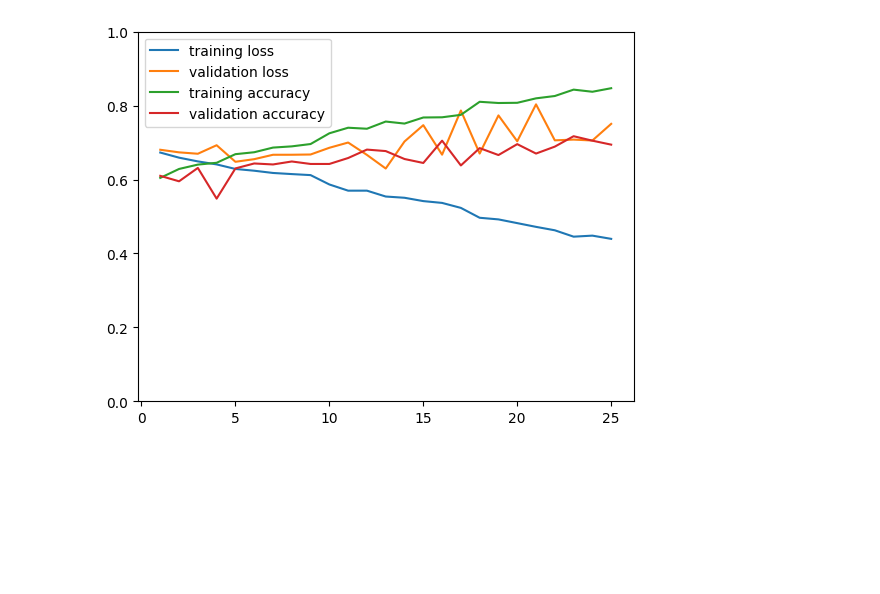
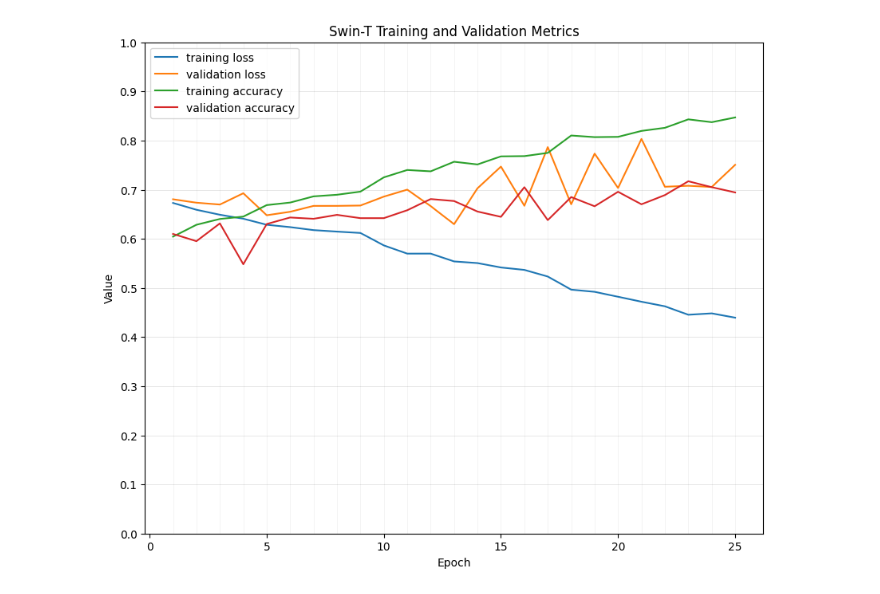
Before and after one commit to MartMonster/AlphaTreeLVQ, a Jupyter notebook: plotcsv.ipynb, the cells around one changed output. Saved outputs shown, nothing was run; the diff lists cells and outputs as text; code cells hidden in the pictures; blank space fills up the shorter version.

```diff
--- a/plotcsv.ipynb
+++ b/plotcsv.ipynb
@@ -14,9 +25,19 @@ plt.legend(); plt.show()
 # %%
 log = pd.read_csv("training_log_mobilenet_v3_large.csv")
+plt.figure(figsize=(10,8))
+plt.gca().yaxis.set_major_locator(MultipleLocator(0.1))
+ax = plt.gca()
+for e in sorted(log.epoch.unique()):
+    ax.axvline(e, color='gray', linestyle='solid', linewidth=0.6, alpha=0.1)
+    for y in ax.yaxis.get_majorticklocs():
+        ax.axhline(y, color='gray', linestyle='solid', linewidth=0.6, alpha=0.005)
 plt.plot(log[log.phase=="train"].epoch, log[log.phase=="train"].loss, label="training loss")
 plt.plot(log[log.phase=="val"].epoch, log[log.phase=="val"].loss, label="validation loss")
 plt.plot(log[log.phase=="train"].epoch, log[log.phase=="train"].accuracy, label="training accuracy")
 plt.plot(log[log.phase=="val"].epoch, log[log.phase=="val"].accuracy, label="validation accuracy")
 plt.ylim(0,1)
+plt.title("MobileNet V3 Large Training and Validation Metrics")
+plt.xlabel("Epoch")
+plt.ylabel("Value")
 plt.legend(); plt.show()
 # %% [output]
@@ -24,9 +45,19 @@ plt.legend(); plt.show()
 # %%
 log = pd.read_csv("training_log_inceptionv3.csv")
+plt.figure(figsize=(10,8))
+plt.gca().yaxis.set_major_locator(MultipleLocator(0.1))
+ax = plt.gca()
+for e in sorted(log.epoch.unique()):
+    ax.axvline(e, color='gray', linestyle='solid', linewidth=0.6, alpha=0.1)
+    for y in ax.yaxis.get_majorticklocs():
+        ax.axhline(y, color='gray', linestyle='solid', linewidth=0.6, alpha=0.005)
 plt.plot(log[log.phase=="train"].epoch, log[log.phase=="train"].loss, label="training loss")
 plt.plot(log[log.phase=="val"].epoch, log[log.phase=="val"].loss, label="validation loss")
 plt.plot(log[log.phase=="train"].epoch, log[log.phase=="train"].accuracy, label="training accuracy")
 plt.plot(log[log.phase=="val"].epoch, log[log.phase=="val"].accuracy, label="validation accuracy")
 plt.ylim(0,1)
+plt.title("InceptionV3 Training and Validation Metrics")
+plt.xlabel("Epoch")
+plt.ylabel("Value")
 plt.legend(); plt.show()
 # %% [output]
@@ -34,9 +65,19 @@ plt.legend(); plt.show()
 # %%
 log = pd.read_csv("training_log_swin_s.csv")
+plt.figure(figsize=(10,8))
+plt.gca().yaxis.set_major_locator(MultipleLocator(0.1))
+ax = plt.gca()
+for e in sorted(log.epoch.unique()):
+    ax.axvline(e, color='gray', linestyle='solid', linewidth=0.6, alpha=0.1)
+    for y in ax.yaxis.get_majorticklocs():
+        ax.axhline(y, color='gray', linestyle='solid', linewidth=0.6, alpha=0.005)
 plt.plot(log[log.phase=="train"].epoch, log[log.phase=="train"].loss, label="training loss")
 plt.plot(log[log.phase=="val"].epoch, log[log.phase=="val"].loss, label="validation loss")
 plt.plot(log[log.phase=="train"].epoch, log[log.phase=="train"].accuracy, label="training accuracy")
 plt.plot(log[log.phase=="val"].epoch, log[log.phase=="val"].accuracy, label="validation accuracy")
 plt.ylim(0,1)
+plt.title("Swin-S Training and Validation Metrics")
+plt.xlabel("Epoch")
+plt.ylabel("Value")
 plt.legend(); plt.show()
 # %% [output]
@@ -44,10 +85,20 @@ plt.legend(); plt.show()
 # %%
 log = pd.read_csv("training_log_swin_t.csv")
+plt.figure(figsize=(10,8))
+plt.gca().yaxis.set_major_locator(MultipleLocator(0.1))
+ax = plt.gca()
+for e in sorted(log.epoch.unique()):
+    ax.axvline(e, color='gray', linestyle='solid', linewidth=0.6, alpha=0.1)
+    for y in ax.yaxis.get_majorticklocs():
+        ax.axhline(y, color='gray', linestyle='solid', linewidth=0.6, alpha=0.005)
 plt.plot(log[log.phase=="train"].epoch, log[log.phase=="train"].loss, label="training loss")
 plt.plot(log[log.phase=="val"].epoch, log[log.phase=="val"].loss, label="validation loss")
 plt.plot(log[log.phase=="train"].epoch, log[log.phase=="train"].accuracy, label="training accuracy")
 plt.plot(log[log.phase=="val"].epoch, log[log.phase=="val"].accuracy, label="validation accuracy")
 plt.ylim(0,1)
+plt.title("Swin-T Training and Validation Metrics")
+plt.xlabel("Epoch")
+plt.ylabel("Value")
 plt.legend(); plt.show()
 # %% [output]
-[figure, old version]
+[figure, new version]
```
Also changed, not shown: parts of 4 cells of this notebook.
